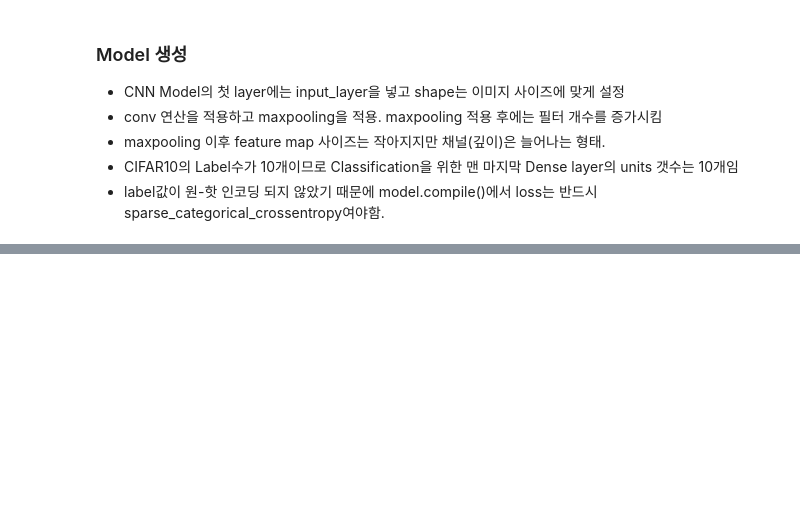
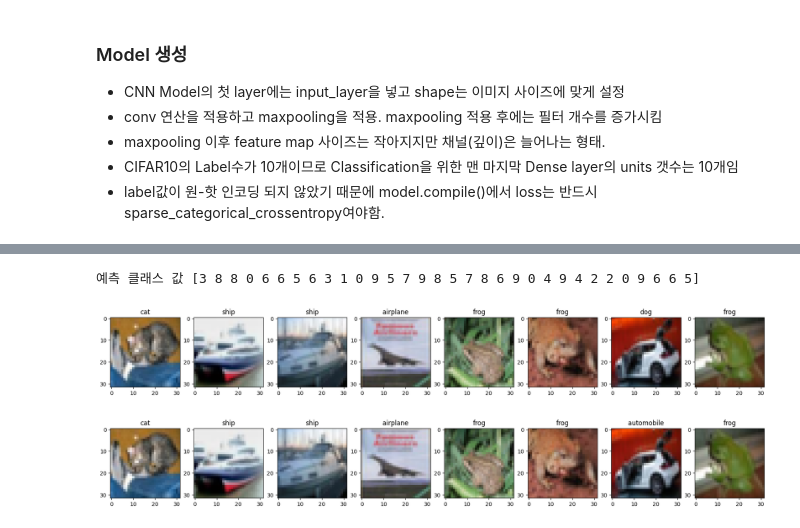
Before and after one commit to SSUcheese/inflearn-cnn-perfect-guide, a Jupyter notebook: cifar10-custom-review.ipynb, the cells around one changed output, grey strips where cells are left out. Saved outputs shown, nothing was run; the diff lists cells and outputs as text; code cells hidden in the pictures; blank space fills up the shorter version.

```diff
--- a/cifar10-custom-review.ipynb
+++ b/cifar10-custom-review.ipynb
@@ -178,0 +327,6 @@ IMAGE_SIZE = 32
+# %%
+print(test_images[:16].shape) # (16, 32, 32, 3)
+
+preds = model.predict(test_images[:32], batch_size=32)
+print(preds.shape)
+print(preds)
@@ -178,0 +351,11 @@ IMAGE_SIZE = 32
+# %%
+predicted_class = np.argmax(preds, axis=1)
+print('예측 클래스 값',predicted_class)
+# %% [output]
+예측 클래스 값 [3 8 8 0 6 6 5 6 3 1 0 9 5 7 9 8 5 7 8 6 9 0 4 9 4 2 2 0 9 6 6 5]
+# %%
+show_images(test_images[:8], predicted_class[:8], ncols=8)
+show_images(test_images[:8], test_labels[:8], ncols=8)
+# %% [output]
+[figure, added]
+[figure, added]
```
Also changed, not shown: parts of 11 cells of this notebook.
